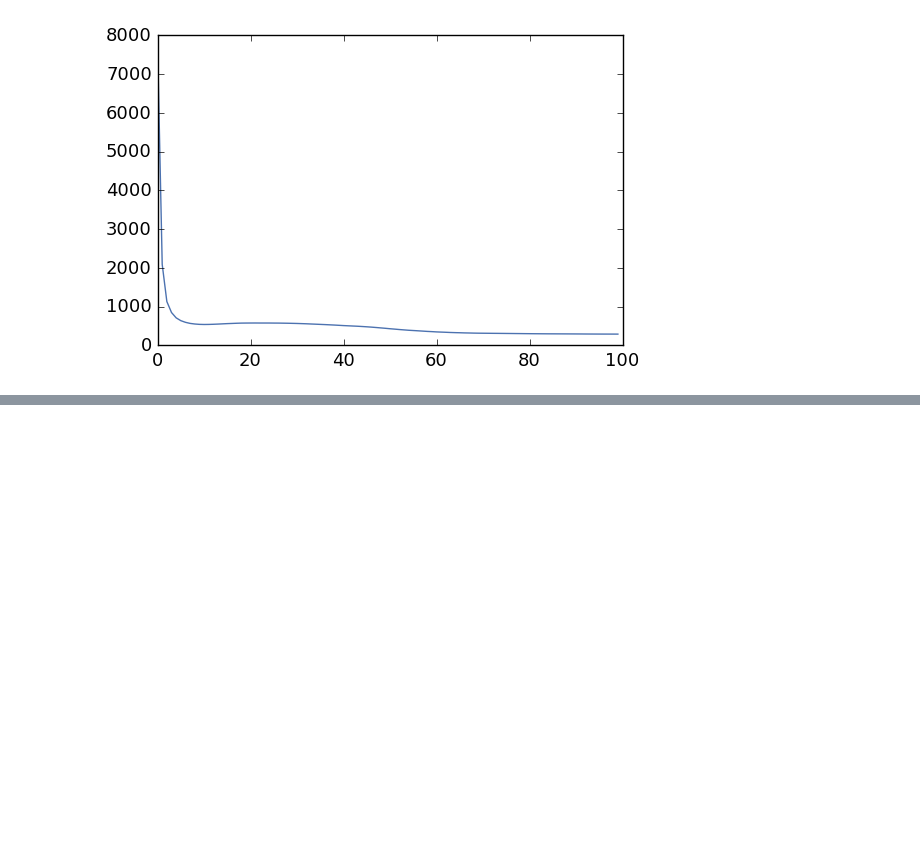
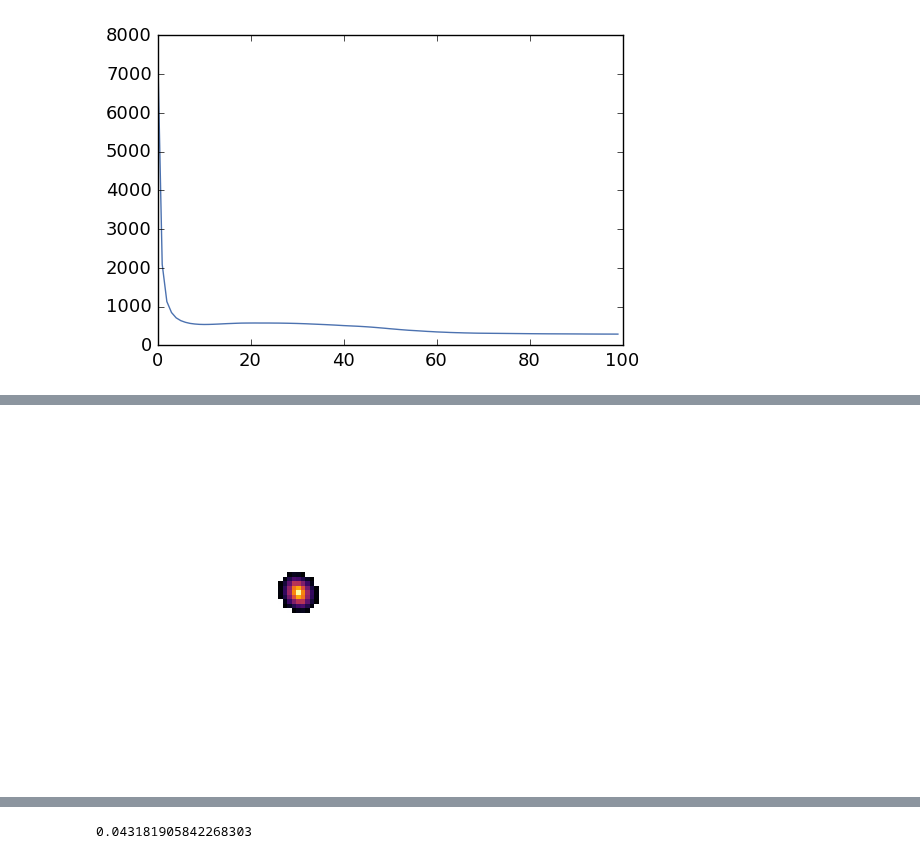
Before and after one commit to lsst/meas_deblender, a Jupyter notebook: examples/testGLM.ipynb, the cells around one changed output, grey strips where cells are left out. Drawn from its saved outputs; the diff is of its cells as text; code cells hidden in the pictures; blank space fills up the shorter version.

```diff
--- a/examples/testGLM.ipynb
+++ b/examples/testGLM.ipynb
@@ -105,0 +175,8 @@ plt.plot(glmm.frobenius[:100])
+# %%
+fimg = img.flatten()
+
+simg = np.min([fimg[patch], fimg[symmetry]], axis=0)
+
+display.maskPlot(simg)
+# %% [output]
+[figure, added]
@@ -105,0 +184,4 @@ plt.plot(glmm.frobenius[:100])
+# %%
+np.max(glmm.psfs[1])
+# %% [output]
+0.043181905842268303
```
Also changed, not shown: parts of 7 cells of this notebook, 1 other file.
